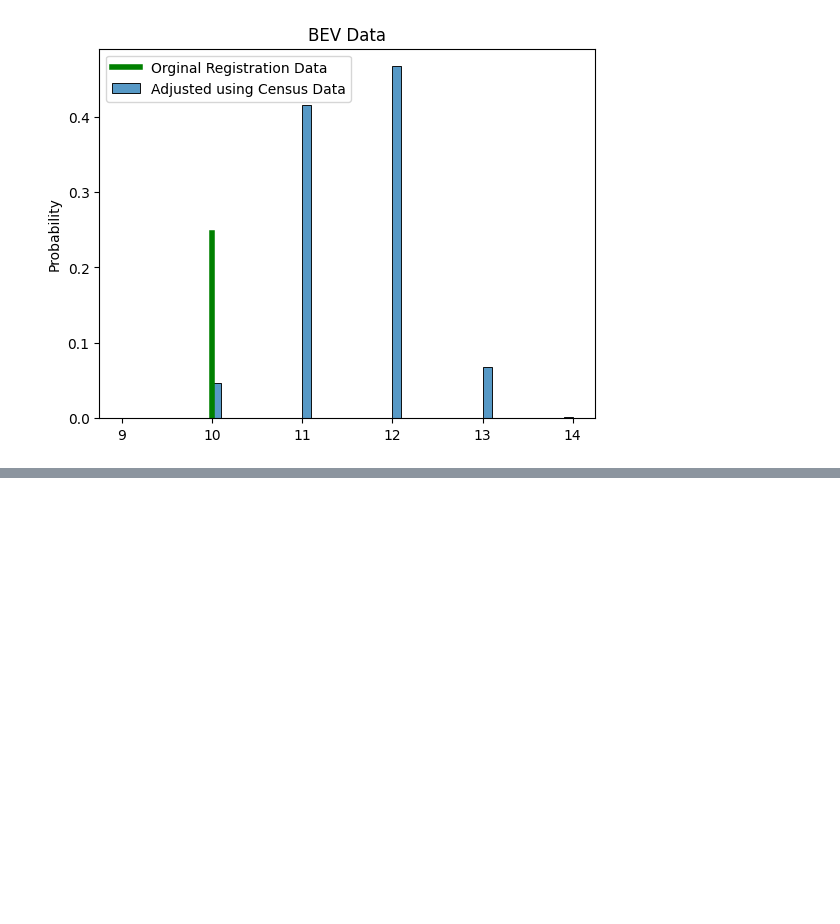
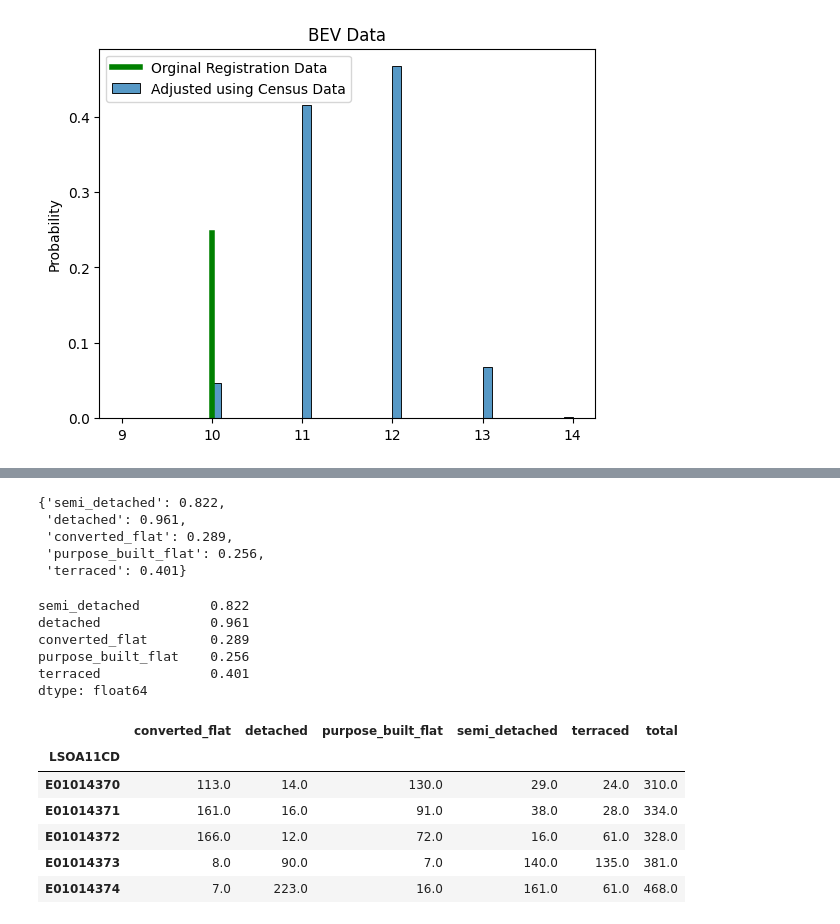
Before and after one commit to isaacflower/Probabilistic-EV-Demand-Modelling, a Jupyter notebook: dev/EV_adoption/ev_adoption_model.ipynb, the cells around one changed output, grey strips where cells are left out. Drawn from its saved outputs; the diff is of its cells as text; code cells hidden in the pictures; blank space fills up the shorter version.

```diff
--- a/dev/EV_adoption/ev_adoption_model.ipynb
+++ b/dev/EV_adoption/ev_adoption_model.ipynb
@@ -607,0 +708,44 @@ plt.plot()
+# %%
+on_plot_parking_availability = {
+    'end_terraced': 0.505,
+    'mid_terraced': 0.338,
+    'semi_detached': 0.822,
+    'detached': 0.961,
+    'converted_flat': 0.289,
+    'purpose_built_flat': 0.256
+}
+
+on_plot_parking_availability['terraced'] = round(0.3765*on_plot_parking_availability['end_terraced'] + 0.6235*on_plot_parking_availability['mid_terraced'], 3)
+del on_plot_parking_availability['end_terraced']
+del on_plot_parking_availability['mid_terraced']
+
+on_plot_parking_availability
+# %% [output]
+{'semi_detached': 0.822,
+ 'detached': 0.961,
+ 'converted_flat': 0.289,
+ 'purpose_built_flat': 0.256,
+ 'terraced': 0.401}
+# %%
+on_plot_parking_availability_series = pd.Series(on_plot_parking_availability)
+on_plot_parking_availability_series
+# %% [output]
+semi_detached         0.822
+detached              0.961
+converted_flat        0.289
+purpose_built_flat    0.256
+terraced              0.401
+dtype: float64
+# %%
+on_plot_parking_availability_by_accommodation_type = accommodation_type_lsoa.mul(on_plot_parking_availability_series, axis=1)
+on_plot_parking_availability_by_accommodation_type['total'] = on_plot_parking_availability_by_accommodation_type.sum(axis=1)
+on_plot_parking_availability_by_accommodation_type = round(on_plot_parking_availability_by_accommodation_type)
+on_plot_parking_availability_by_accommodation_type.head()
+# %% [output]
+|  | converted_flat | detached | purpose_built_flat | semi_detached | terraced | total |
+| LSOA11CD |  |  |  |  |  |  |
+| E01014370 | 113.0 | 14.0 | 130.0 | 29.0 | 24.0 | 310.0 |
+| E01014371 | 161.0 | 16.0 | 91.0 | 38.0 | 28.0 | 334.0 |
+| E01014372 | 166.0 | 12.0 | 72.0 | 16.0 | 61.0 | 328.0 |
+| E01014373 | 8.0 | 90.0 | 7.0 | 140.0 | 135.0 | 381.0 |
+| E01014374 | 7.0 | 223.0 | 16.0 | 161.0 | 61.0 | 468.0 |
```
Also changed, not shown: parts of 13 cells of this notebook.
